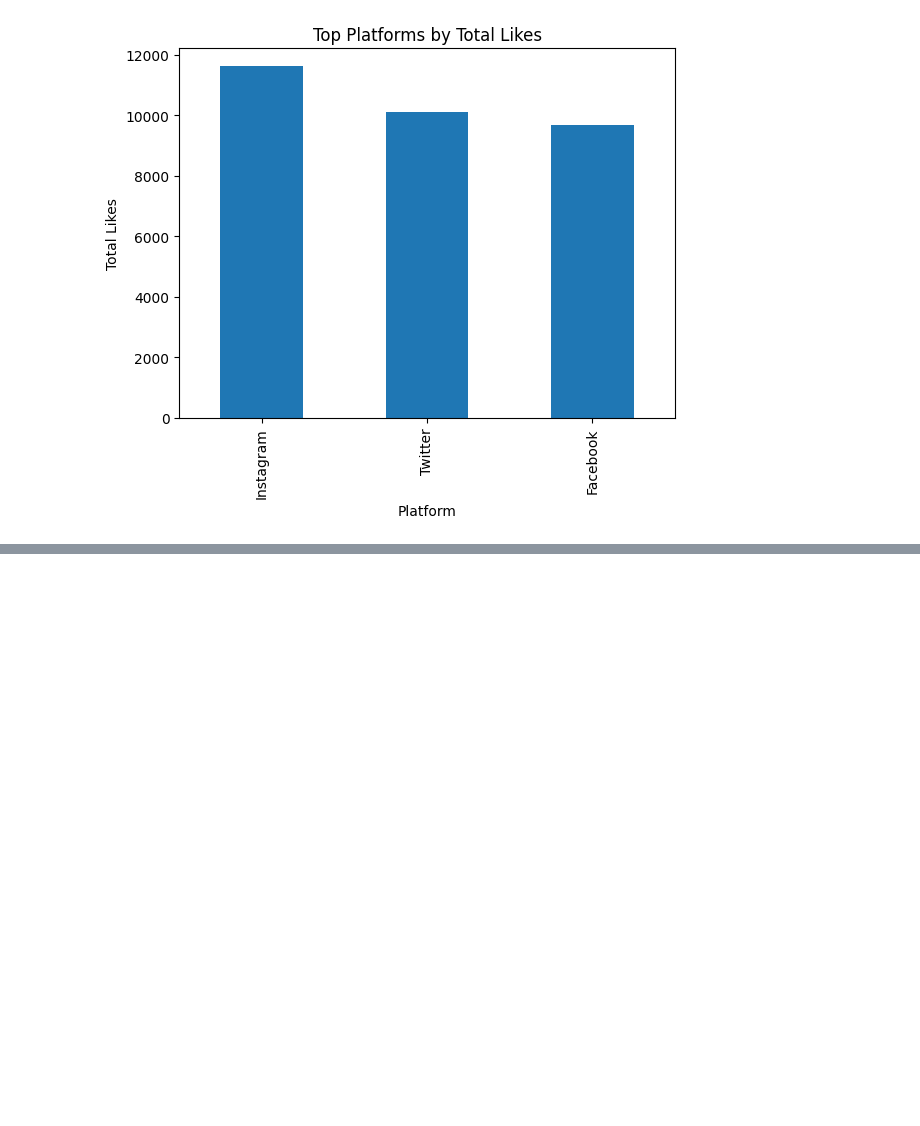
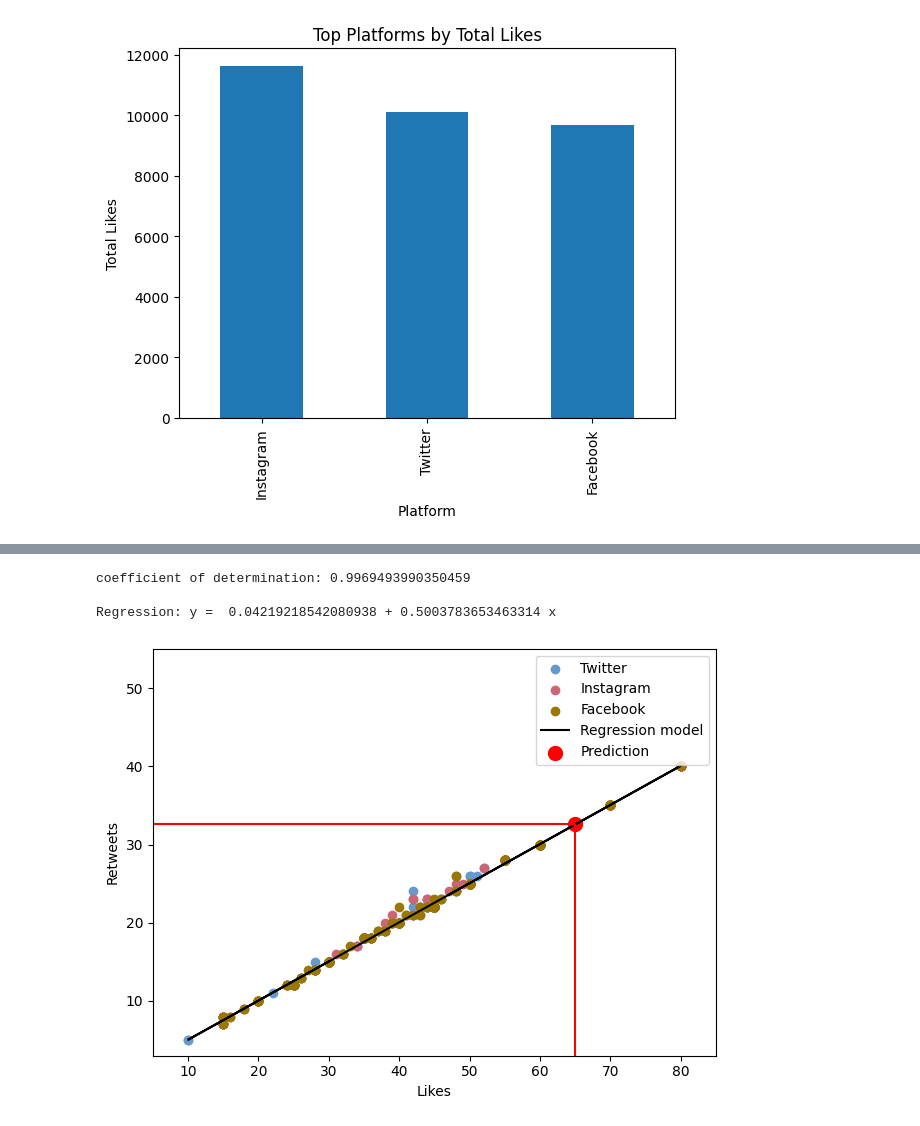
Before and after one commit to zizo155/sentimental-analysis, a Jupyter notebook: sentimental_analysis.ipynb, the cells around one changed output, grey strips where cells are left out. Saved outputs shown, nothing was run; the diff lists cells and outputs as text; code cells hidden in the pictures; blank space fills up the shorter version.

```diff
--- a/sentimental_analysis.ipynb
+++ b/sentimental_analysis.ipynb
@@ -438,0 +337,49 @@ plt.show()
+# %%
+
+
+model = linear_model.LinearRegression()
+no_duplicated = df.drop_duplicates(subset=['Text','Timestamp', 'Platform'], keep='first')
+# Train the model using the training sets
+x = no_duplicated['Likes'].values.reshape((-1, 1))
+y = no_duplicated['Retweets'].values
+
+model.fit(x, y)
+
+r_sq = model.score(x, y)
+print(f"coefficient of determination: {r_sq}")
+m = model.coef_[0]
+b = model.intercept_
+
+#print(f"intercept: {model.intercept_}")
+#print(f"slope: {model.coef_}")
+print()
+print(f"Regression: y =  {model.intercept_} + {model.coef_[0]} x")
+# %% [output]
+coefficient of determination: 0.9969493990350459
+
+Regression: y =  0.04219218542080938 + 0.5003783653463314 x
+# %%
+twitter = no_duplicated[no_duplicated["Platform"] == 'Twitter']
+instagram = no_duplicated[no_duplicated["Platform"] == 'Instagram']
+facebook = no_duplicated[no_duplicated["Platform"] == 'Facebook']
+
+x_pred = 65
+plt.scatter(twitter['Likes'], twitter['Retweets'], color='#6699CC', label='Twitter')
+plt.scatter(instagram['Likes'], instagram['Retweets'], color='#CC6677', label='Instagram')
+plt.scatter(facebook['Likes'], facebook['Retweets'], color='#997700', label='Facebook')
+
+plt.plot(no_duplicated['Likes'], m*no_duplicated['Likes'] + b, 'k', label='Regression model')
+
+plt.scatter(x_pred, model.predict(np.array([[x_pred]]))[0], color = 'r', s=100, label='Prediction')
+plt.vlines(x = x_pred, ymin=3, ymax= model.predict(np.array([[x_pred]]))[0], color = 'r', linestyle = '-')
+plt.hlines(y = model.predict(np.array([[x_pred]]))[0], xmin= 5, xmax= x_pred, color = 'r', linestyle = '-')
+plt.xlim([5, 85])
+plt.ylim([3, 55])
+plt.legend(loc='best')
+
+plt.xlabel('Likes')
+plt.ylabel('Retweets')
+plt.tight_layout()
+plt.show()
+# %% [output]
+[figure, added]
```
Also changed, not shown: parts of 43 cells of this notebook.
